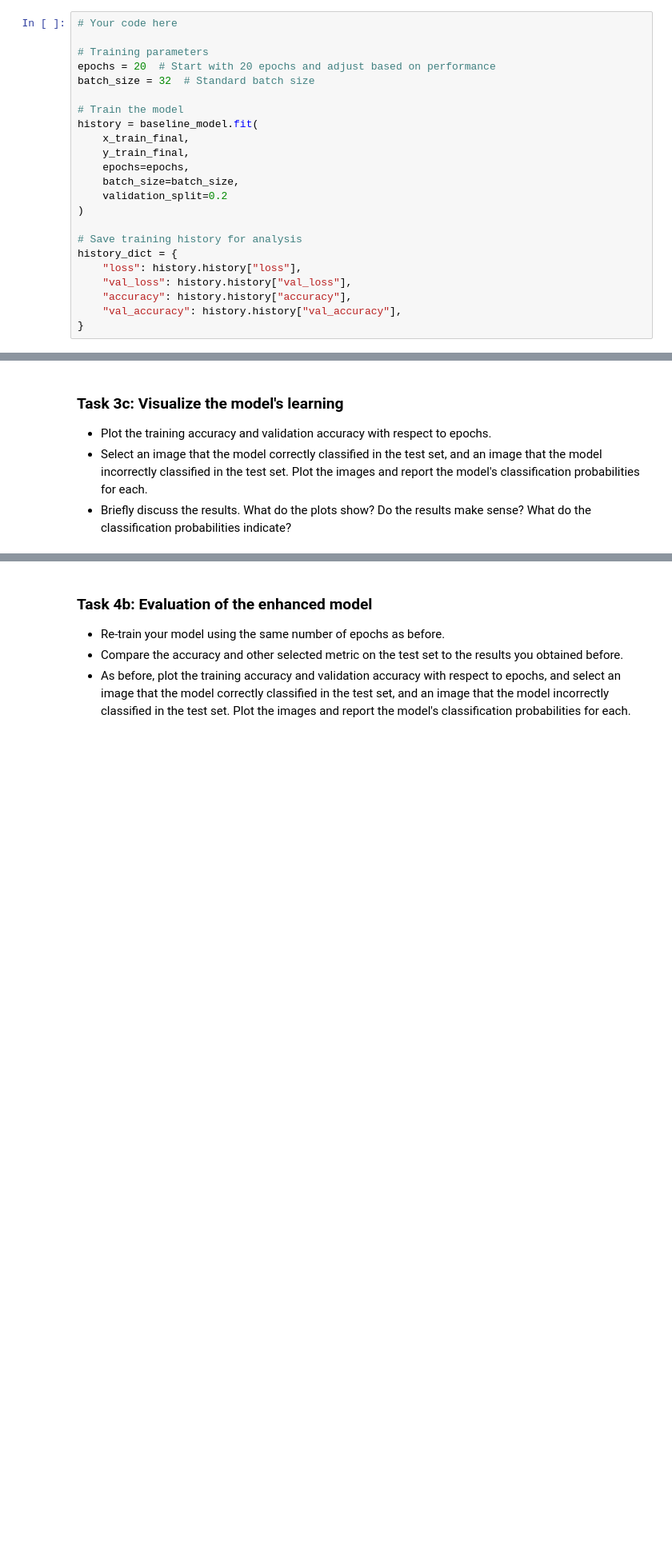
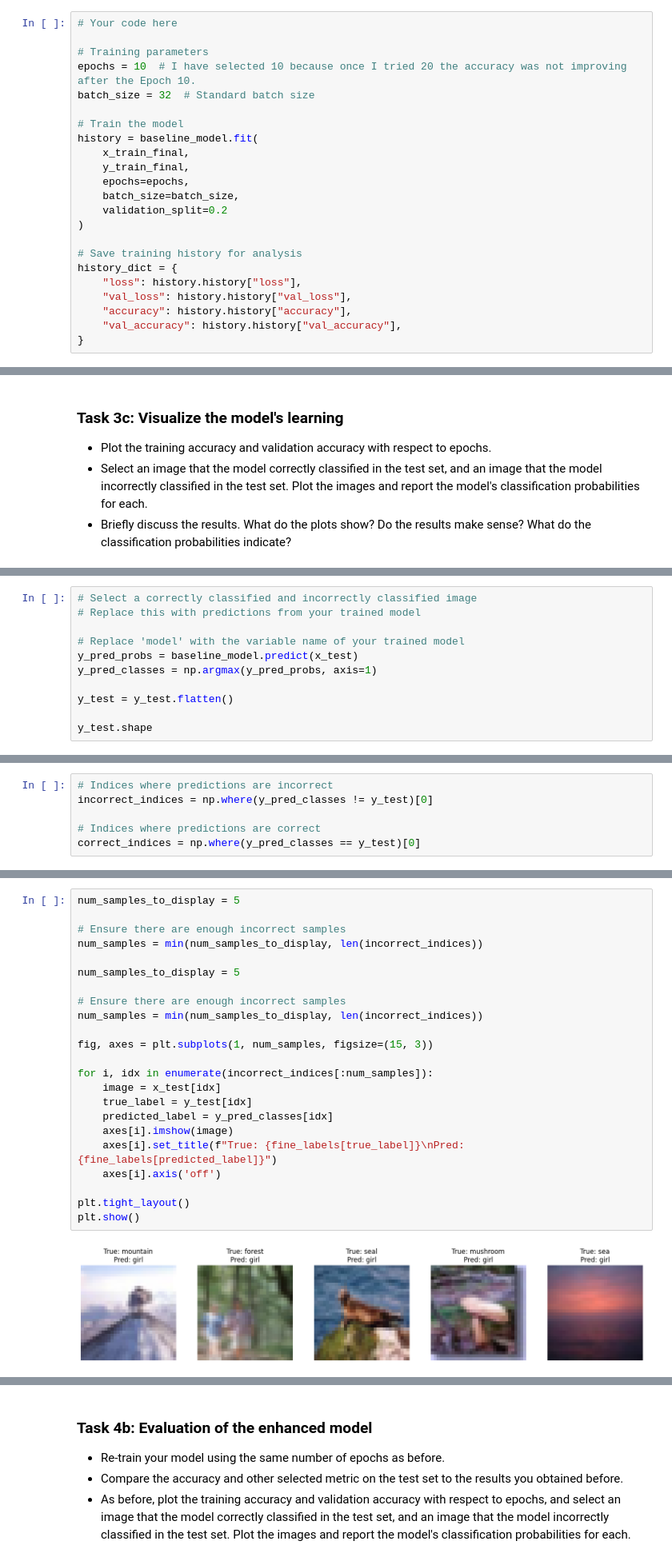
Before and after one commit to zekiyerdem/deep_learning, a Jupyter notebook: 02_activities/assignments/assignment_1.ipynb, the cells around one changed output, grey strips where cells are left out. Shown: that part at 80% size. Drawn from its saved outputs; the diff is of its cells as text; blank space fills up the shorter version.

```diff
--- a/02_activities/assignments/assignment_1.ipynb
+++ b/02_activities/assignments/assignment_1.ipynb
@@ -202,7 +202,7 @@ baseline_model.compile(
 # Your code here
 
 # Training parameters
-epochs = 20  # Start with 20 epochs and adjust based on performance
+epochs = 10  # I have selected 10 because once I tried 20 the accuracy was not improving after the Epoch 10.
 batch_size = 32  # Standard batch size
 
 # Train the model
@@ -247,0 +297,11 @@ ValueError: Arguments `target` and `output` must have the same rank (ndim). Rece
+# %%
+# Select a correctly classified and incorrectly classified image
+# Replace this with predictions from your trained model
+
+# Replace 'model' with the variable name of your trained model
+y_pred_probs = baseline_model.predict(x_test)
+y_pred_classes = np.argmax(y_pred_probs, axis=1)
+
+y_test = y_test.flatten()
+
+y_test.shape
@@ -247,0 +311,6 @@ ValueError: Arguments `target` and `output` must have the same rank (ndim). Rece
+# %%
+# Indices where predictions are incorrect
+incorrect_indices = np.where(y_pred_classes != y_test)[0]
+
+# Indices where predictions are correct
+correct_indices = np.where(y_pred_classes == y_test)[0]
@@ -248,3 +336,28 @@ ValueError: Arguments `target` and `output` must have the same rank (ndim). Rece
+# %%
+num_samples_to_display = 5
+
+# Ensure there are enough incorrect samples
+num_samples = min(num_samples_to_display, len(incorrect_indices))
+
+num_samples_to_display = 5
+
+# Ensure there are enough incorrect samples
+num_samples = min(num_samples_to_display, len(incorrect_indices))
+
+fig, axes = plt.subplots(1, num_samples, figsize=(15, 3))
+
+for i, idx in enumerate(incorrect_indices[:num_samples]):
+    image = x_test[idx]
+    true_label = y_test[idx]
+    predicted_label = y_pred_classes[idx]
+    axes[i].imshow(image)
+    axes[i].set_title(f"True: {fine_labels[true_label]}\nPred: {fine_labels[predicted_label]}")
+    axes[i].axis('off')
+
+plt.tight_layout()
+plt.show()
+# %% [output]
+[figure, added]
 # %% [markdown]
 ## Task 4: Model Enhancement (Complete or Incomplete)
 ### Task 4a: Implementation of at least one advanced technique
```
Also changed, not shown: parts of 11 cells of this notebook.
